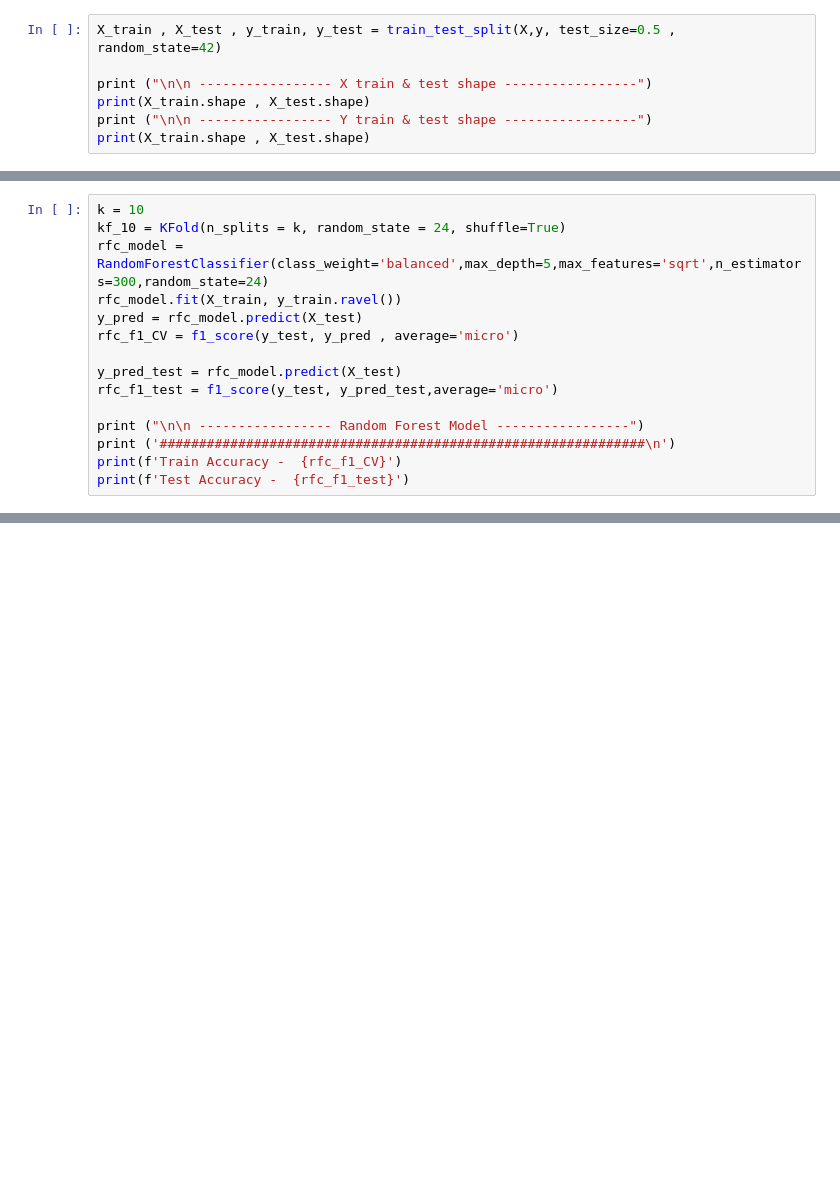
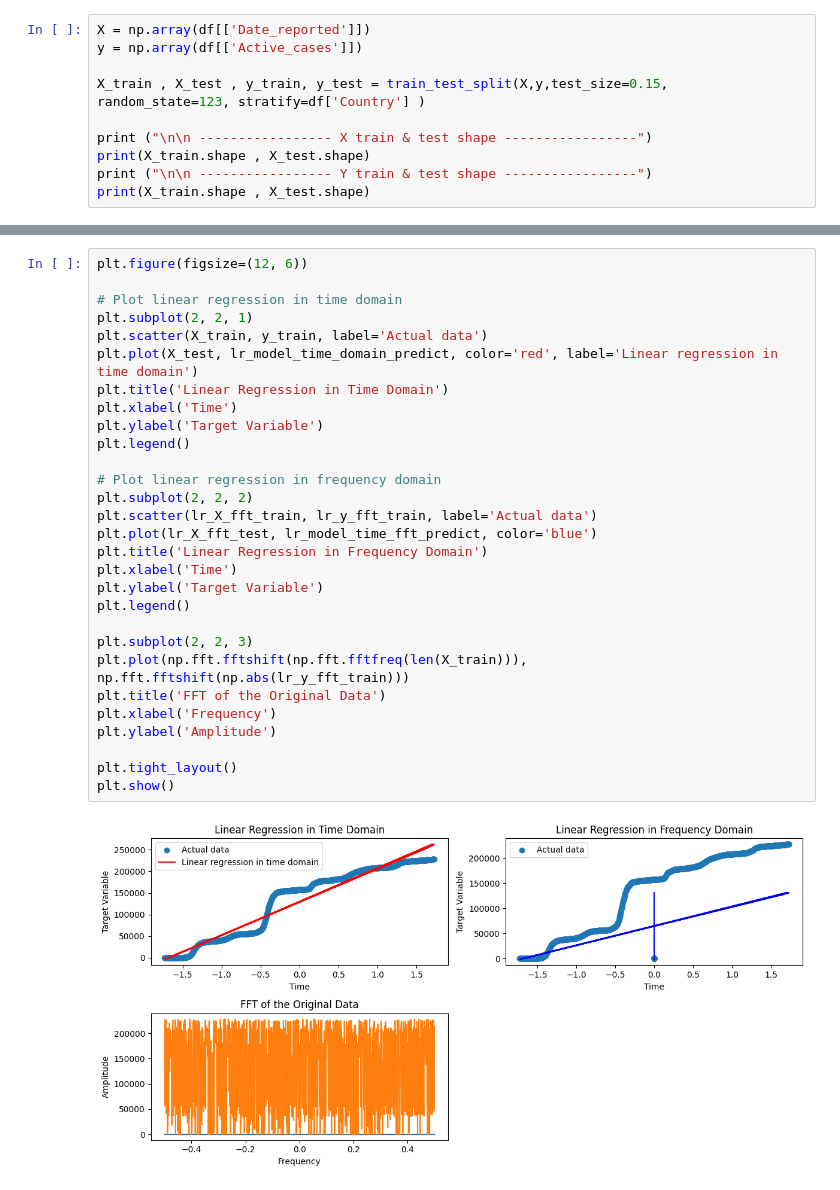
Before and after one commit to Coding-Err0r/Covid-19-FFT, a Jupyter notebook: covid.ipynb, the cells around one changed output, grey strips where cells are left out. Cells and saved outputs as stored; diff of their text form; blank space fills up the shorter version.

Commit message:
Feature : Working on frequency

```diff
--- a/covid.ipynb
+++ b/covid.ipynb
@@ -114,5 +85,8 @@ y.shape
 # %%
-X_train , X_test , y_train, y_test = train_test_split(X,y, test_size=0.5 ,  random_state=42)
+X = np.array(df[['Date_reported']])
+y = np.array(df[['Active_cases']])
+
+X_train , X_test , y_train, y_test = train_test_split(X,y,test_size=0.15, random_state=123, stratify=df['Country'] )
 
 print ("\n\n ----------------- X train & test shape -----------------")
 print(X_train.shape , X_test.shape)
@@ -165,15 +125,0 @@ Test Accuracy -  0.8639561827922255
-# %%
-k = 10
-kf_10 = KFold(n_splits = k, random_state = 24, shuffle=True)
-rfc_model = RandomForestClassifier(class_weight='balanced',max_depth=5,max_features='sqrt',n_estimators=300,random_state=24)
-rfc_model.fit(X_train, y_train.ravel())
-y_pred = rfc_model.predict(X_test)
-rfc_f1_CV = f1_score(y_test, y_pred , average='micro')
-
-y_pred_test = rfc_model.predict(X_test)
-rfc_f1_test = f1_score(y_test, y_pred_test,average='micro')
-
-print ("\n\n ----------------- Random Forest Model -----------------")
-print ('##############################################################\n')
-print(f'Train Accuracy -  {rfc_f1_CV}')
-print(f'Test Accuracy -  {rfc_f1_test}')
@@ -185,0 +156,31 @@ Test Accuracy -  0.0
+# %%
+plt.figure(figsize=(12, 6))
+
+# Plot linear regression in time domain
+plt.subplot(2, 2, 1)
+plt.scatter(X_train, y_train, label='Actual data')
+plt.plot(X_test, lr_model_time_domain_predict, color='red', label='Linear regression in time domain')
+plt.title('Linear Regression in Time Domain')
+plt.xlabel('Time')
+plt.ylabel('Target Variable')
+plt.legend()
+
+# Plot linear regression in frequency domain
+plt.subplot(2, 2, 2)
+plt.scatter(lr_X_fft_train, lr_y_fft_train, label='Actual data')
+plt.plot(lr_X_fft_test, lr_model_time_fft_predict, color='blue')
+plt.title('Linear Regression in Frequency Domain')
+plt.xlabel('Time')
+plt.ylabel('Target Variable')
+plt.legend()
+
+plt.subplot(2, 2, 3)
+plt.plot(np.fft.fftshift(np.fft.fftfreq(len(X_train))), np.fft.fftshift(np.abs(lr_y_fft_train)))
+plt.title('FFT of the Original Data')
+plt.xlabel('Frequency')
+plt.ylabel('Amplitude')
+
+plt.tight_layout()
+plt.show()
+# %% [output]
+[figure, added]
```
Also changed, not shown: parts of 25 cells of this notebook, 2 other files.
